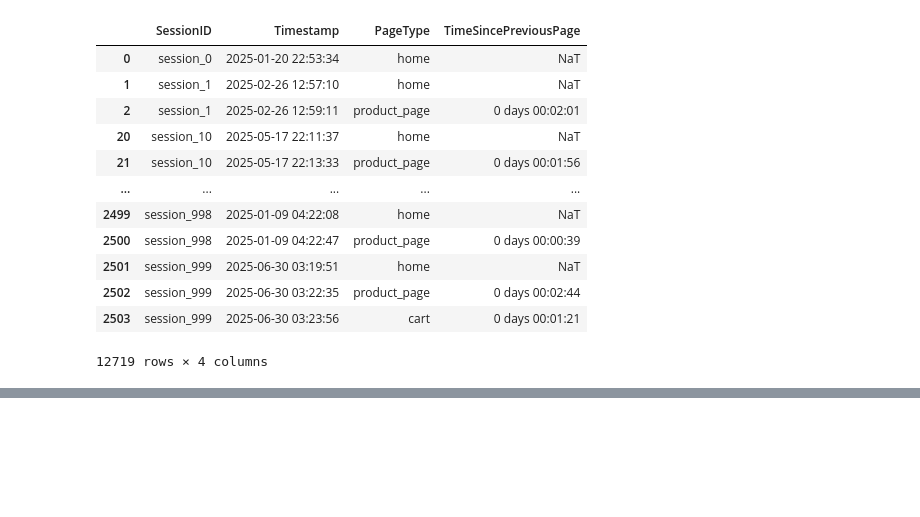
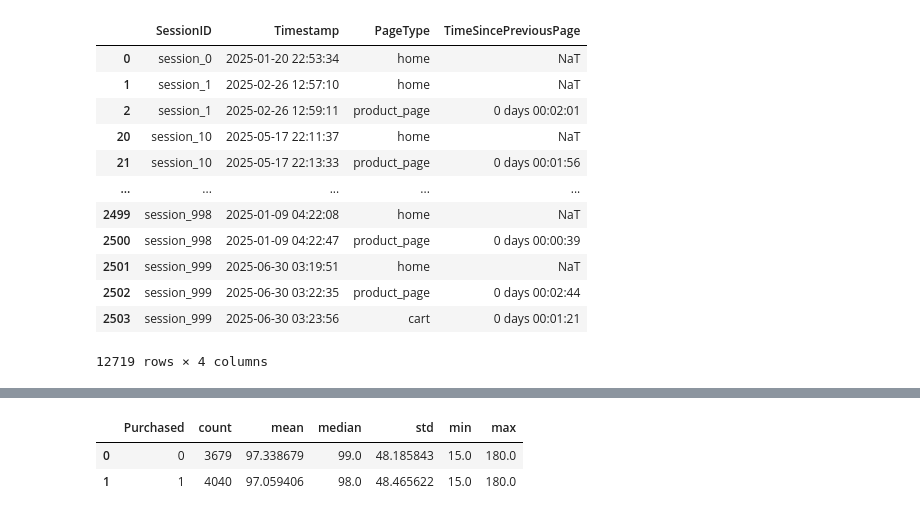
Before and after one commit to RondinellyOliveira/Funnel-Drop, a Jupyter notebook: Funnel_drop_analysis.ipynb, the cells around one changed output, grey strips where cells are left out. Saved outputs shown, nothing was run; the diff lists cells and outputs as text; code cells hidden in the pictures; blank space fills up the shorter version.

```diff
--- a/Funnel_drop_analysis.ipynb
+++ b/Funnel_drop_analysis.ipynb
@@ -883,0 +893,6 @@ df[['SessionID', 'Timestamp', 'PageType', 'TimeSincePreviousPage']]
+# %%
+df.groupby('Purchased')['TimeSincePreviousPage_seconds'].agg(['count','mean', 'median', 'std', 'min', 'max']).reset_index()
+# %% [output]
+|  | Purchased | count | mean | median | std | min | max |
+| 0 | 0 | 3679 | 97.338679 | 99.0 | 48.185843 | 15.0 | 180.0 |
+| 1 | 1 | 4040 | 97.059406 | 98.0 | 48.465622 | 15.0 | 180.0 |
```
Also changed, not shown: parts of 4 cells of this notebook.
